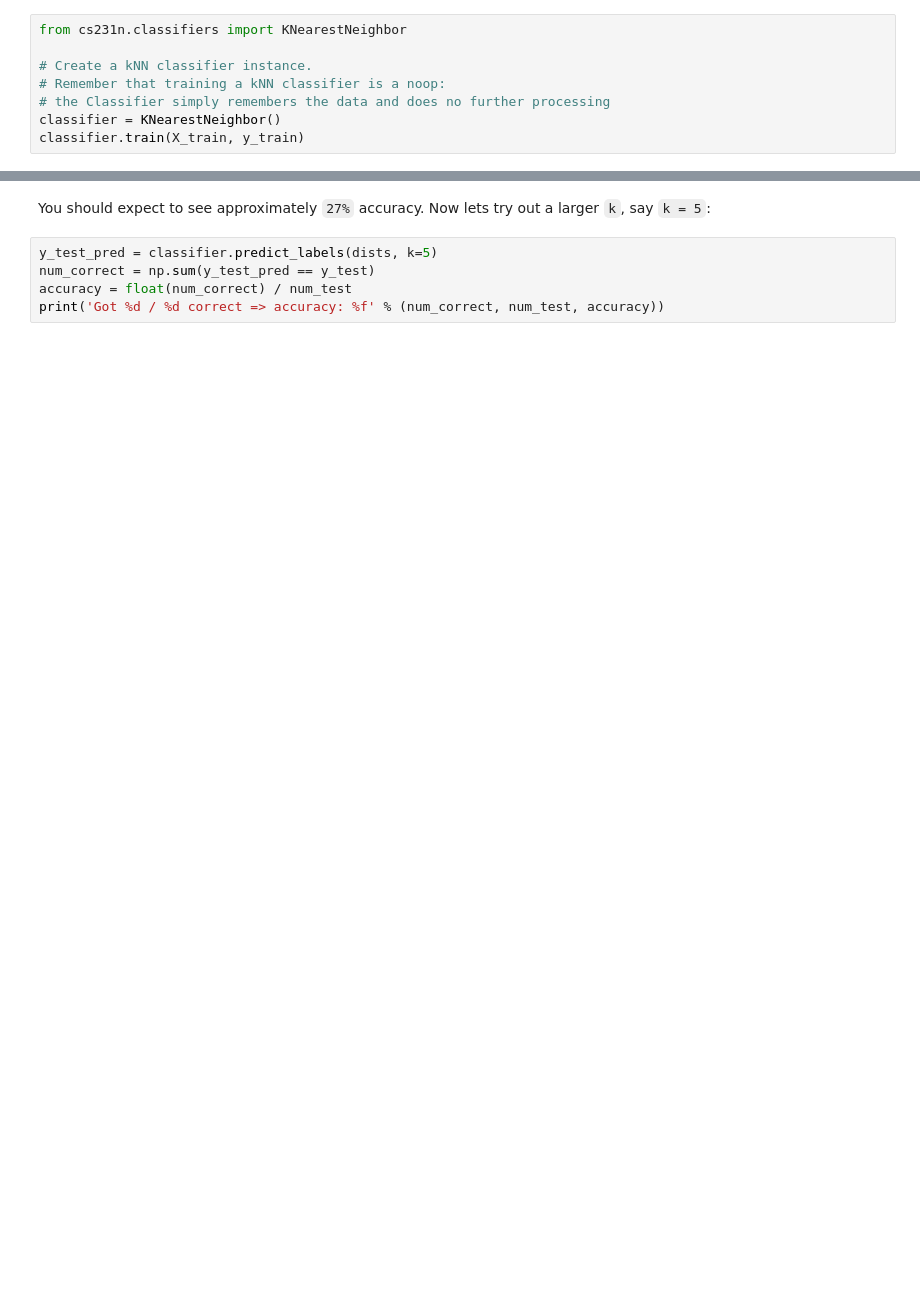
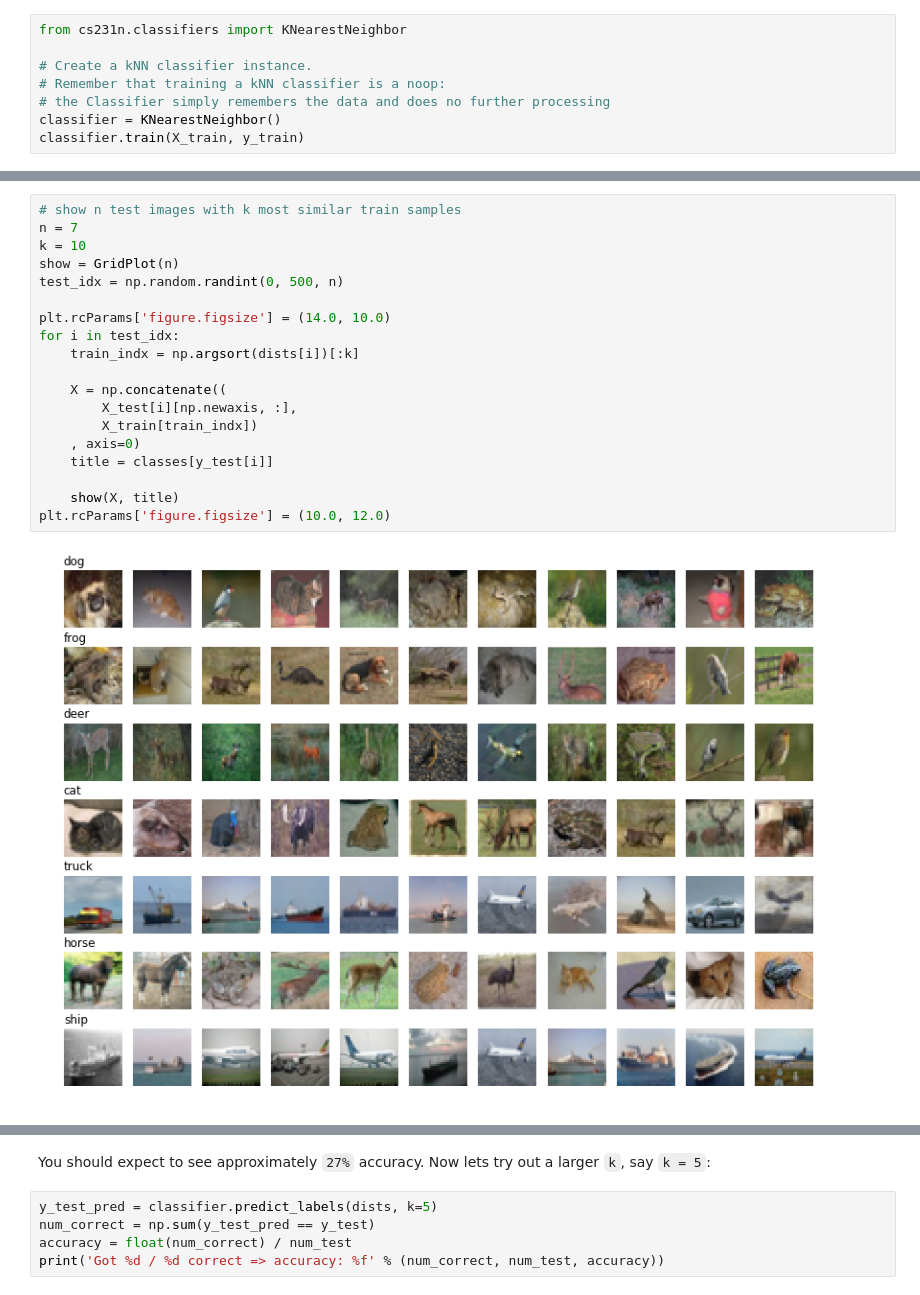
Before and after one commit to aduzhinskaya/cs231n, a Jupyter notebook: assignment1/knn.ipynb, the cells around one changed output, grey strips where cells are left out. Cells and saved outputs as stored; diff of their text form; blank space fills up the shorter version.

```diff
--- a/assignment1/knn.ipynb
+++ b/assignment1/knn.ipynb
@@ -167,3 +246,24 @@ $\color{blue}{\textit Your Answer:}$ *fill this in.*
+# %%
+# show n test images with k most similar train samples
+n = 7
+k = 10
+show = GridPlot(n)
+test_idx = np.random.randint(0, 500, n)
+
+plt.rcParams['figure.figsize'] = (14.0, 10.0)
+for i in test_idx:
+    train_indx = np.argsort(dists[i])[:k]
+
+    X = np.concatenate((
+        X_test[i][np.newaxis, :],
+        X_train[train_indx])
+    , axis=0)
+    title = classes[y_test[i]]
+
+    show(X, title)
+plt.rcParams['figure.figsize'] = (10.0, 12.0)
+# %% [output]
+[figure, added]
 # %%
 # Now implement the function predict_labels and run the code below:
 # We use k = 1 (which is Nearest Neighbor).
```
Also changed, not shown: parts of 27 cells of this notebook, 1 other file.
